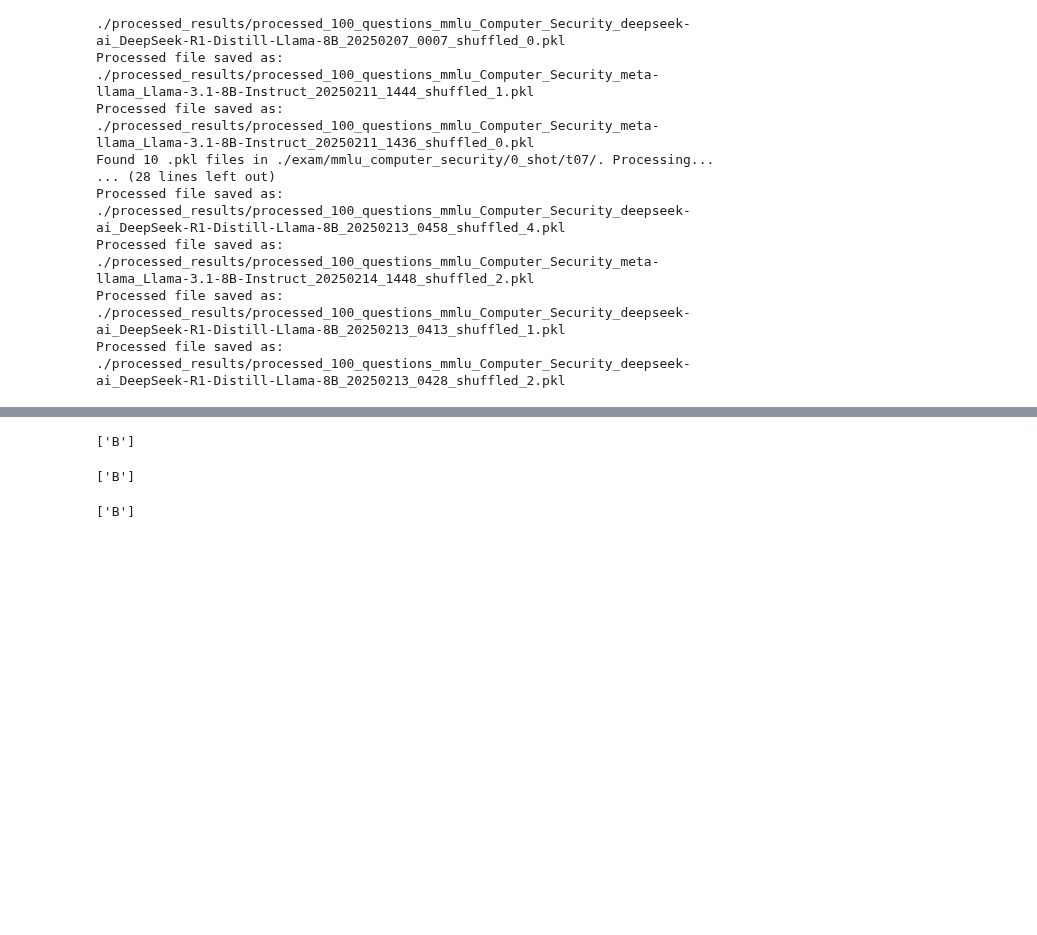
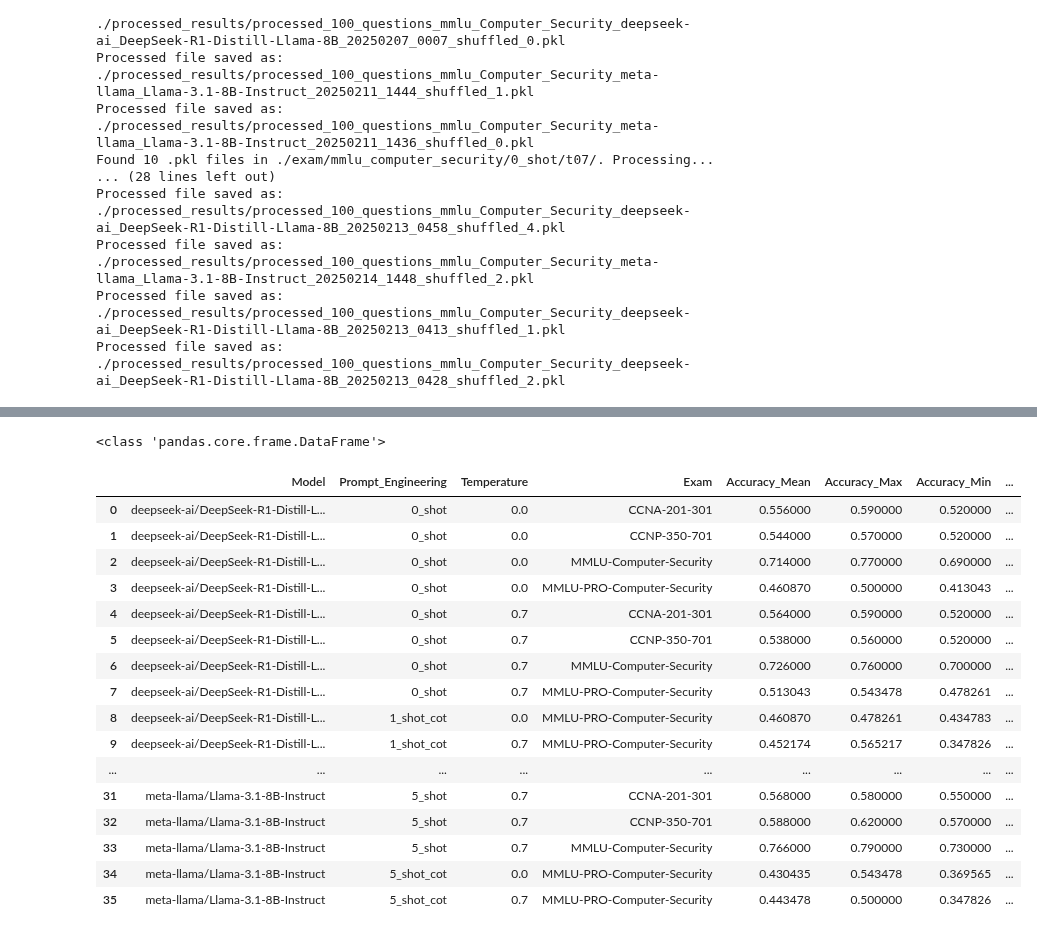
Before and after one commit to cybercampus-se/GenAICyberSecMCQA, a Jupyter notebook: cleaned_results/unpickle_edit_aggregate.ipynb, the cells around one changed output, grey strips where cells are left out. Saved outputs shown, nothing was run; the diff lists cells and outputs as text; code cells hidden in the pictures; blank space fills up the shorter version.

Commit message:
Adding mmlu pro dataset (exam), enabling better filtering capabilities for statistics

```diff
--- a/cleaned_results/unpickle_edit_aggregate.ipynb
+++ b/cleaned_results/unpickle_edit_aggregate.ipynb
@@ -864,29 +864,3 @@ def calculate_model_statistics_their(df):
         model_stats.append(model_stat)
 
     return pd.DataFrame(model_stats)
-# %%
-def calculate_model_statistics(df):
-    """
-    Calculates statistics for each model in the DataFrame.
-
-    Args:
-    df (DataFrame): Input DataFrame containing evaluation metrics for different models.
-
-    Returns:
-    DataFrame: New DataFrame containing calculated statistics for each model, prompt engineering, and temperature.
-    """
-    stats_df = df.groupby(['Model', 'Prompt_Engineering', 'Temperature', 'Exam']).agg(
-        Accuracy_Mean=('Accuracy', 'mean'),
-        Accuracy_Max=('Accuracy', 'max'),
-        Accuracy_Min=('Accuracy', 'min'),
-        Accuracy_STD=('Accuracy', 'std'),
-        Accuracy_Partial_Mean=('Accuracy Partial', 'mean'),
-        Accuracy_Partial_Max=('Accuracy Partial', 'max'),
-        Accuracy_Partial_Min=('Accuracy Partial', 'min'),
-        Accuracy_Partial_STD=('Accuracy Partial', 'std')
-    ).reset_index()
-
-    # Replace NaN STD values with 0 (for groups with only one value)
-    stats_df.fillna(0, inplace=True)
-
-    return stats_df
@@ -970,9 +989,12 @@ def produce_statistics_from_batch(input_dir = "./processed_results/"):
             shuffled_evaluation_df = pd.concat([shuffled_evaluation_df, evaluation_df], ignore_index=True)
 
 
-    print(shuffled_evaluation_df)
-    model_statistics = calculate_model_statistics(shuffled_evaluation_df)
-    print(model_statistics)
+    # print(shuffled_evaluation_df)
+    # model_statistics = calculate_model_statistics(shuffled_evaluation_df)
+    # print(model_statistics)
+    # print(type(shuffled_evaluation_df))
+    # print(type(model_statistics))
+    return shuffled_evaluation_df
 # %%
-produce_statistics_from_batch()
+evaluation_df = produce_statistics_from_batch()
 # %% [output]
@@ -1144,12 +1002,25 @@ the answer is B"""
-# %%
-improved_extract_answer(longer_test_case)
-# %% [output]
-['B']
-# %%
-their_extract_answer(longer_test_case)
-# %% [output]
-['B']
-# %%
-improved_extract_answer_PREV(longer_test_case)
-# %% [output]
-['B']
+# %%
+print(type(evaluation_df))
+model_statistics = calculate_model_statistics(evaluation_df)
+# %% [output]
+<class 'pandas.core.frame.DataFrame'>
+# %%
+model_statistics
+# %% [output]
+|  | Model | Prompt_Engineering | Temperature | Exam | Accuracy_Mean | Accuracy_Max | Accuracy_Min | ... |
+| 0 | deepseek-ai/DeepSeek-R1-Distill-L... | 0_shot | 0.0 | CCNA-201-301 | 0.556000 | 0.590000 | 0.520000 | ... |
+| 1 | deepseek-ai/DeepSeek-R1-Distill-L... | 0_shot | 0.0 | CCNP-350-701 | 0.544000 | 0.570000 | 0.520000 | ... |
+| 2 | deepseek-ai/DeepSeek-R1-Distill-L... | 0_shot | 0.0 | MMLU-Computer-Security | 0.714000 | 0.770000 | 0.690000 | ... |
+| 3 | deepseek-ai/DeepSeek-R1-Distill-L... | 0_shot | 0.0 | MMLU-PRO-Computer-Security | 0.460870 | 0.500000 | 0.413043 | ... |
+| 4 | deepseek-ai/DeepSeek-R1-Distill-L... | 0_shot | 0.7 | CCNA-201-301 | 0.564000 | 0.590000 | 0.520000 | ... |
+| 5 | deepseek-ai/DeepSeek-R1-Distill-L... | 0_shot | 0.7 | CCNP-350-701 | 0.538000 | 0.560000 | 0.520000 | ... |
+| 6 | deepseek-ai/DeepSeek-R1-Distill-L... | 0_shot | 0.7 | MMLU-Computer-Security | 0.726000 | 0.760000 | 0.700000 | ... |
+| 7 | deepseek-ai/DeepSeek-R1-Distill-L... | 0_shot | 0.7 | MMLU-PRO-Computer-Security | 0.513043 | 0.543478 | 0.478261 | ... |
+| 8 | deepseek-ai/DeepSeek-R1-Distill-L... | 1_shot_cot | 0.0 | MMLU-PRO-Computer-Security | 0.460870 | 0.478261 | 0.434783 | ... |
+| 9 | deepseek-ai/DeepSeek-R1-Distill-L... | 1_shot_cot | 0.7 | MMLU-PRO-Computer-Security | 0.452174 | 0.565217 | 0.347826 | ... |
+| ... | ... | ... | ... | ... | ... | ... | ... | ... |
+| 31 | meta-llama/Llama-3.1-8B-Instruct | 5_shot | 0.7 | CCNA-201-301 | 0.568000 | 0.580000 | 0.550000 | ... |
+| 32 | meta-llama/Llama-3.1-8B-Instruct | 5_shot | 0.7 | CCNP-350-701 | 0.588000 | 0.620000 | 0.570000 | ... |
+| 33 | meta-llama/Llama-3.1-8B-Instruct | 5_shot | 0.7 | MMLU-Computer-Security | 0.766000 | 0.790000 | 0.730000 | ... |
+| 34 | meta-llama/Llama-3.1-8B-Instruct | 5_shot_cot | 0.0 | MMLU-PRO-Computer-Security | 0.430435 | 0.543478 | 0.369565 | ... |
+| 35 | meta-llama/Llama-3.1-8B-Instruct | 5_shot_cot | 0.7 | MMLU-PRO-Computer-Security | 0.443478 | 0.500000 | 0.347826 | ... |
```
Also changed, not shown: parts of 9 cells of this notebook.
